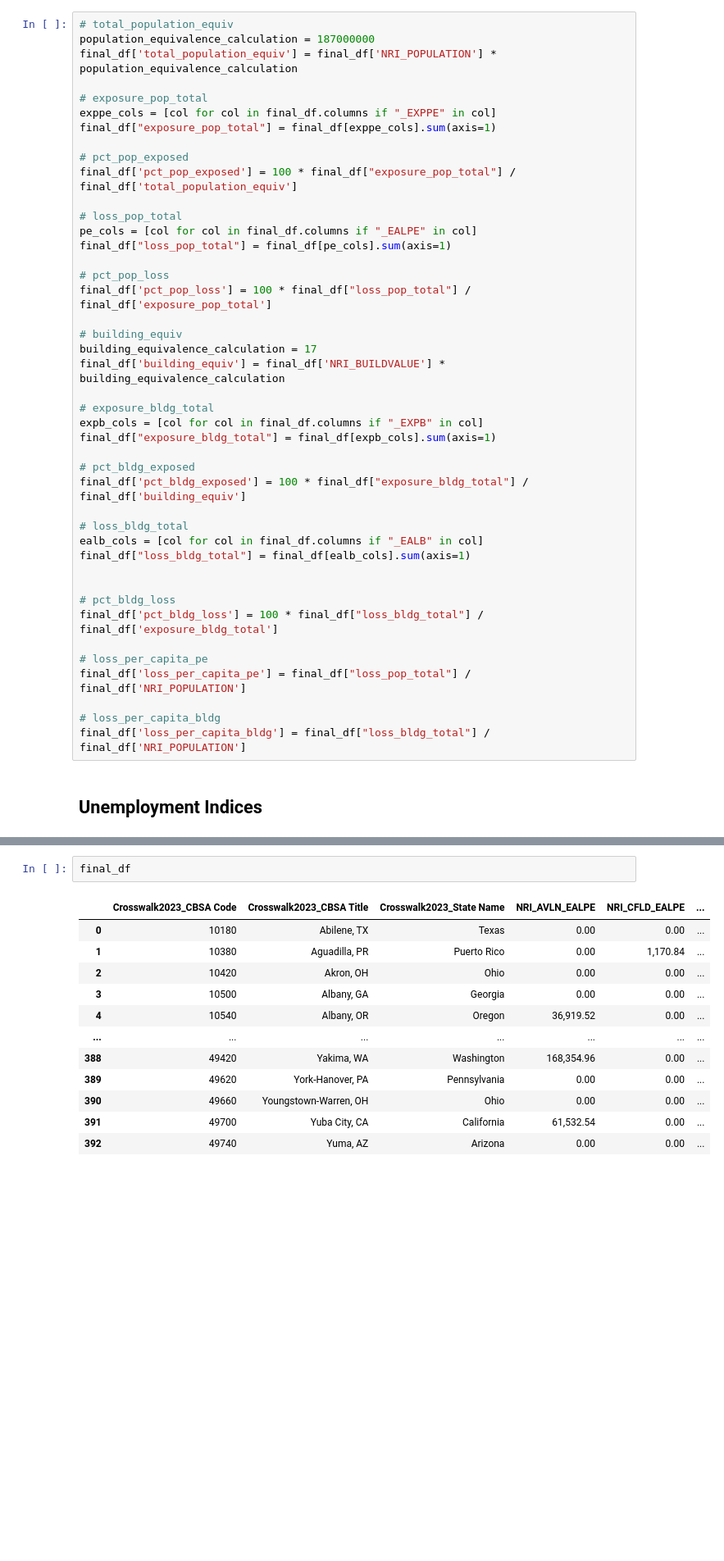
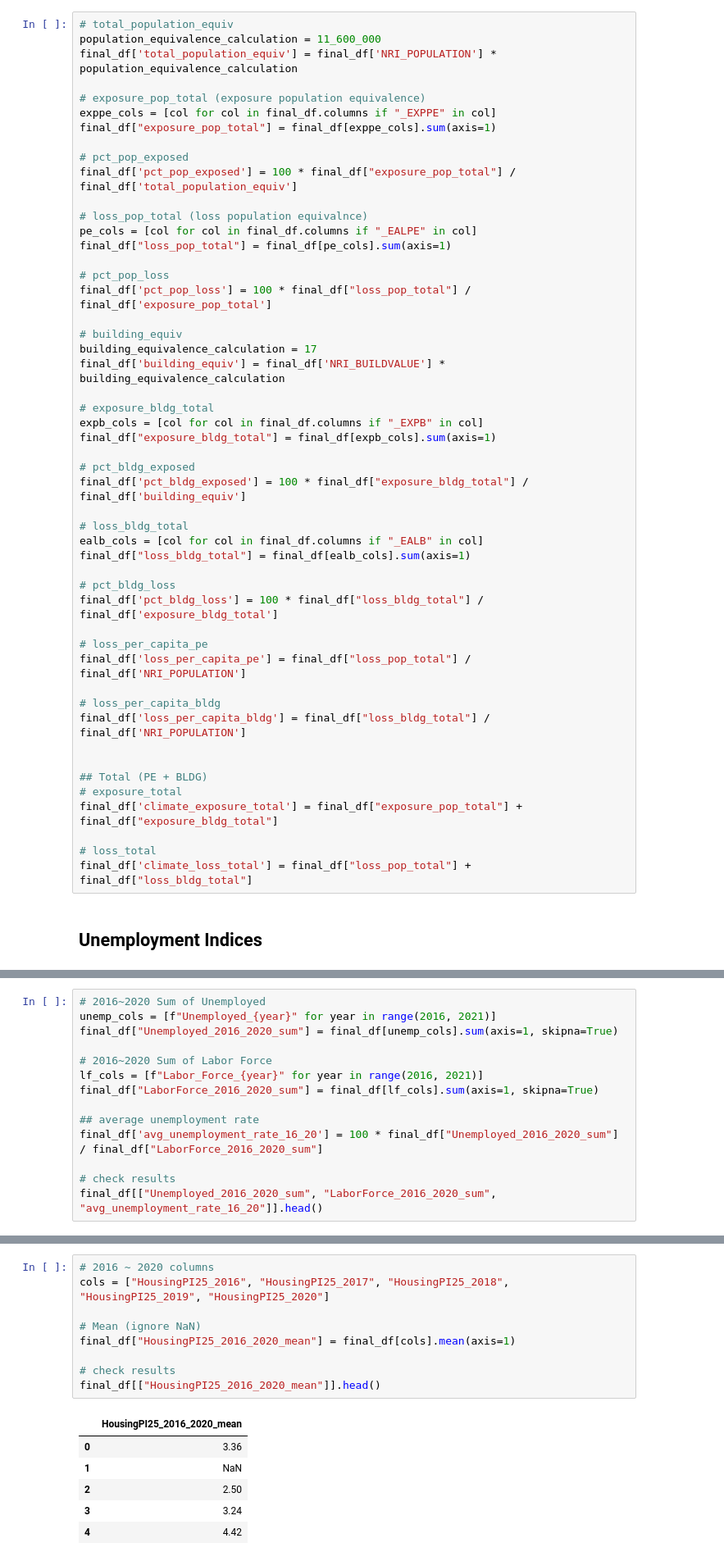
Before and after one commit to Sam-SangJoonPark/Climate-Data-Ecosystem-Project, a Jupyter notebook: notebooks/Preprocessing_Scripts/Creating_Index.ipynb, the cells around one changed output, grey strips where cells are left out. Shown at 82% size. Cells and saved outputs as stored; diff of their text form; blank space fills up the shorter version.

```diff
--- a/notebooks/Preprocessing_Scripts/Creating_Index.ipynb
+++ b/notebooks/Preprocessing_Scripts/Creating_Index.ipynb
@@ -34,16 +36,16 @@ final_df.head()
 # %%
 # total_population_equiv
-population_equivalence_calculation = 187000000
+population_equivalence_calculation = 11_600_000
 final_df['total_population_equiv'] = final_df['NRI_POPULATION'] * population_equivalence_calculation
 
-# exposure_pop_total
+# exposure_pop_total (exposure population equivalence)
 exppe_cols = [col for col in final_df.columns if "_EXPPE" in col]
 final_df["exposure_pop_total"] = final_df[exppe_cols].sum(axis=1)
 
 # pct_pop_exposed
 final_df['pct_pop_exposed'] = 100 * final_df["exposure_pop_total"] / final_df['total_population_equiv']
 
-# loss_pop_total
+# loss_pop_total (loss population equivalnce)
 pe_cols = [col for col in final_df.columns if "_EALPE" in col]
 final_df["loss_pop_total"] = final_df[pe_cols].sum(axis=1)
 
@@ -65,7 +67,6 @@ final_df['pct_bldg_exposed'] = 100 * final_df["exposure_bldg_total"] / final_df[
 ealb_cols = [col for col in final_df.columns if "_EALB" in col]
 final_df["loss_bldg_total"] = final_df[ealb_cols].sum(axis=1)
 
-
 # pct_bldg_loss
 final_df['pct_bldg_loss'] = 100 * final_df["loss_bldg_total"] / final_df['exposure_bldg_total']
 
@@ -74,6 +75,14 @@ final_df['loss_per_capita_pe'] = final_df["loss_pop_total"] / final_df['NRI_POPU
 
 # loss_per_capita_bldg
 final_df['loss_per_capita_bldg'] = final_df["loss_bldg_total"] / final_df['NRI_POPULATION']
+
+
+## Total (PE + BLDG)
+# exposure_total
+final_df['climate_exposure_total'] = final_df["exposure_pop_total"] + final_df["exposure_bldg_total"]
+
+# loss_total
+final_df['climate_loss_total'] = final_df["loss_pop_total"] + final_df["loss_bldg_total"]
 # %% [markdown]
 ## Unemployment Indices
 # %%
@@ -84,3 +93,17 @@ for year in range(2015, 2025):  # 2015 ~ 2024
 
     if unemp_col in final_df.columns and labor_col in final_df.columns:
         final_df[rate_col] = final_df[unemp_col] / final_df[labor_col] * 100
+# %%
+# 2016~2020 Sum of Unemployed
+unemp_cols = [f"Unemployed_{year}" for year in range(2016, 2021)]
+final_df["Unemployed_2016_2020_sum"] = final_df[unemp_cols].sum(axis=1, skipna=True)
+
+# 2016~2020 Sum of Labor Force
+lf_cols = [f"Labor_Force_{year}" for year in range(2016, 2021)]
+final_df["LaborForce_2016_2020_sum"] = final_df[lf_cols].sum(axis=1, skipna=True)
+
+## average unemployment rate
+final_df['avg_unemployment_rate_16_20'] = 100 * final_df["Unemployed_2016_2020_sum"] / final_df["LaborForce_2016_2020_sum"]
+
+# check results
+final_df[["Unemployed_2016_2020_sum", "LaborForce_2016_2020_sum", "avg_unemployment_rate_16_20"]].head()
@@ -87,15 +119,16 @@ for year in range(2015, 2025):  # 2015 ~ 2024
 # %%
-final_df
+# 2016 ~ 2020 columns
+cols = ["HousingPI25_2016", "HousingPI25_2017", "HousingPI25_2018", "HousingPI25_2019", "HousingPI25_2020"]
+
+# Mean (ignore NaN)
+final_df["HousingPI25_2016_2020_mean"] = final_df[cols].mean(axis=1)
+
+# check results
+final_df[["HousingPI25_2016_2020_mean"]].head()
 # %% [output]
-|  | Crosswalk2023_CBSA Code | Crosswalk2023_CBSA Title | Crosswalk2023_State Name | NRI_AVLN_EALPE | NRI_CFLD_EALPE | ... |
-| 0 | 10180 | Abilene, TX | Texas | 0.00 | 0.00 | ... |
-| 1 | 10380 | Aguadilla, PR | Puerto Rico | 0.00 | 1,170.84 | ... |
-| 2 | 10420 | Akron, OH | Ohio | 0.00 | 0.00 | ... |
-| 3 | 10500 | Albany, GA | Georgia | 0.00 | 0.00 | ... |
-| 4 | 10540 | Albany, OR | Oregon | 36,919.52 | 0.00 | ... |
-| ... | ... | ... | ... | ... | ... | ... |
-| 388 | 49420 | Yakima, WA | Washington | 168,354.96 | 0.00 | ... |
-| 389 | 49620 | York-Hanover, PA | Pennsylvania | 0.00 | 0.00 | ... |
-| 390 | 49660 | Youngstown-Warren, OH | Ohio | 0.00 | 0.00 | ... |
-| 391 | 49700 | Yuba City, CA | California | 61,532.54 | 0.00 | ... |
-| 392 | 49740 | Yuma, AZ | Arizona | 0.00 | 0.00 | ... |
+|  | HousingPI25_2016_2020_mean |
+| 0 | 3.36 |
+| 1 | NaN |
+| 2 | 2.50 |
+| 3 | 3.24 |
+| 4 | 4.42 |
```
Also changed, not shown: parts of 4 cells of this notebook, 8 other files.
